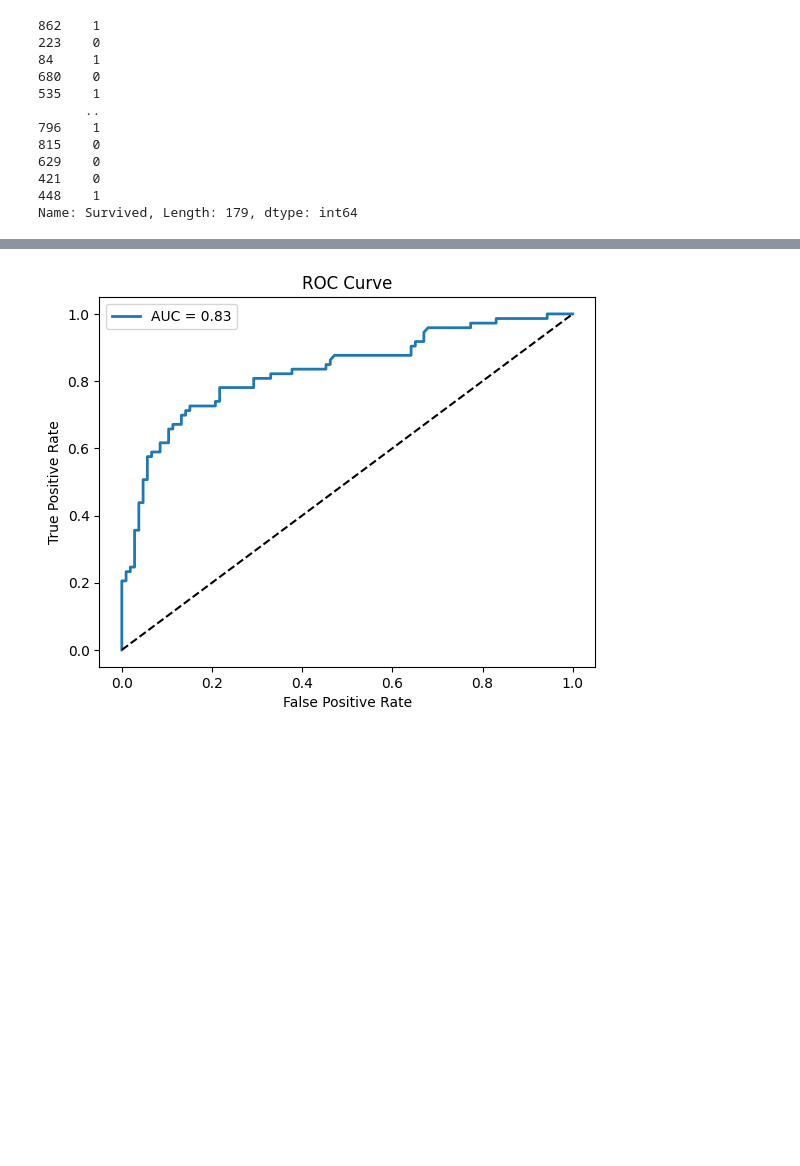
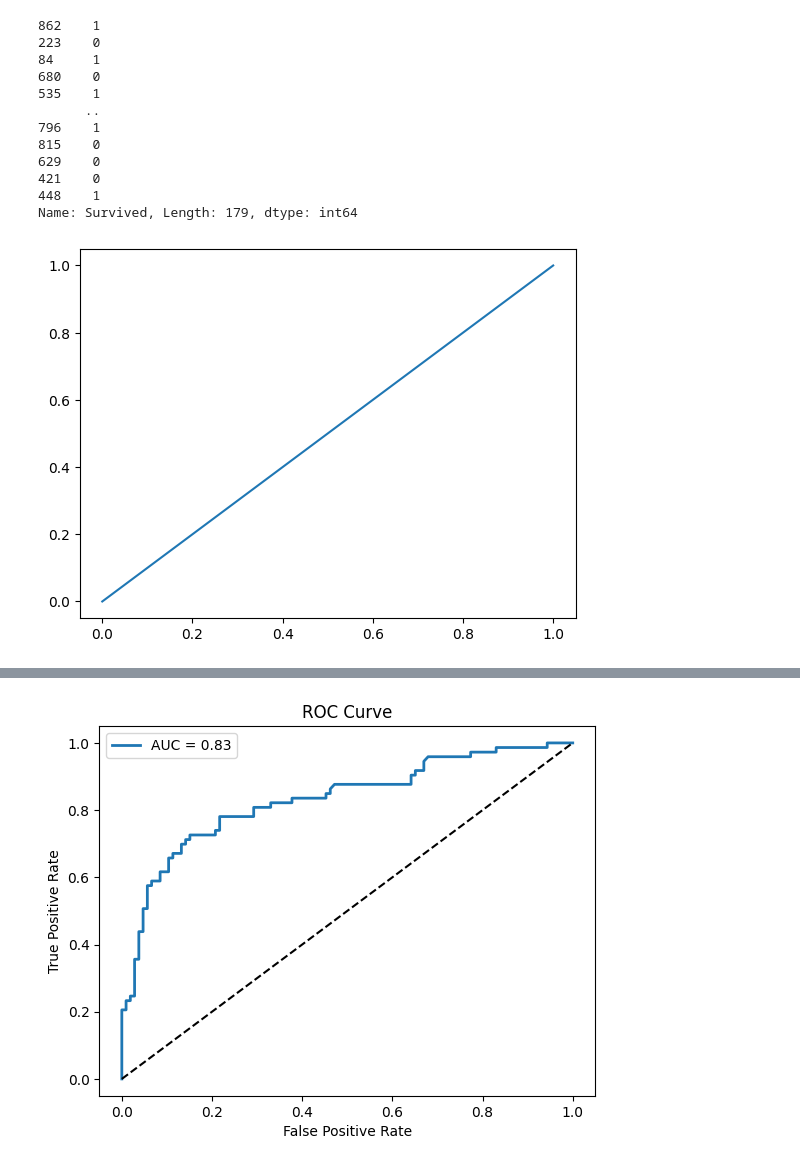
Before and after one commit to deveshpatwa/Free_Datasets, a Jupyter notebook: Machine Learning Class Files/3 Logistic Regression/Logistic_regression_code.ipynb, the cells around one changed output, grey strips where cells are left out. Saved outputs shown, nothing was run; the diff lists cells and outputs as text; code cells hidden in the pictures; blank space fills up the shorter version.

```diff
--- a/Machine Learning Class Files/3 Logistic Regression/Logistic_regression_code.ipynb
+++ b/Machine Learning Class Files/3 Logistic Regression/Logistic_regression_code.ipynb
@@ -415,3 +413,8 @@ Name: Survived, Length: 179, dtype: int64
 y_prob = Pipe.predict_proba(x_test)[:,1]
 # %%
 fpr, tpr, thresholds = roc_curve(y_test, y_prob)
+# %%
+plt.plot(np.linspace(0,1,63),np.linspace(0,1,63))
+plt.show()
+# %% [output]
+[figure, added]
```
Also changed, not shown: parts of 2 cells of this notebook, 14 other files.
